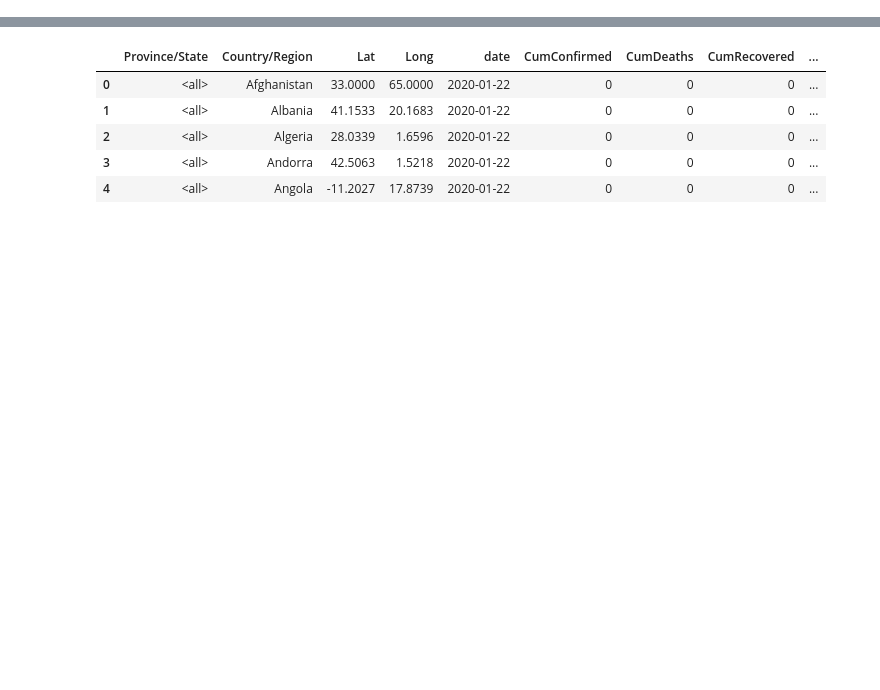
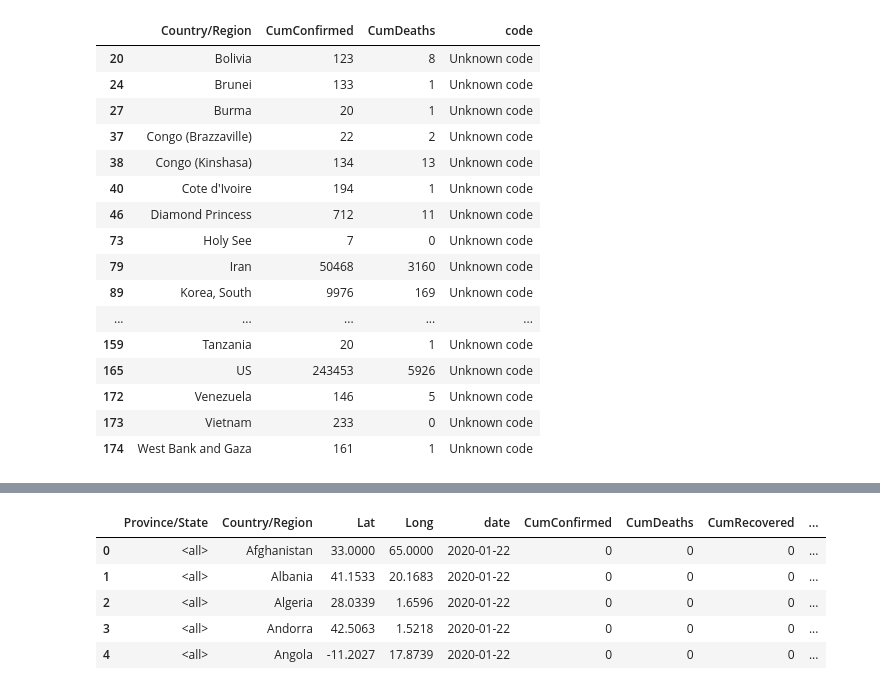
Before and after one commit to tiroger/coronavirus-tracker, a Jupyter notebook: folium_map.ipynb, the cells around one changed output, grey strips where cells are left out. Cells and saved outputs as stored; diff of their text form; code cells hidden in the pictures; blank space fills up the shorter version.

```diff
--- a/folium_map.ipynb
+++ b/folium_map.ipynb
@@ -36,0 +113,20 @@ all_data
+# %%
+grouped_countries[grouped_countries.code == 'Unknown code']
+# %% [output]
+|  | Country/Region | CumConfirmed | CumDeaths | code |
+| 20 | Bolivia | 123 | 8 | Unknown code |
+| 24 | Brunei | 133 | 1 | Unknown code |
+| 27 | Burma | 20 | 1 | Unknown code |
+| 37 | Congo (Brazzaville) | 22 | 2 | Unknown code |
+| 38 | Congo (Kinshasa) | 134 | 13 | Unknown code |
+| 40 | Cote d'Ivoire | 194 | 1 | Unknown code |
+| 46 | Diamond Princess | 712 | 11 | Unknown code |
+| 73 | Holy See | 7 | 0 | Unknown code |
+| 79 | Iran | 50468 | 3160 | Unknown code |
+| 89 | Korea, South | 9976 | 169 | Unknown code |
+| ... | ... | ... | ... | ... |
+| 159 | Tanzania | 20 | 1 | Unknown code |
+| 165 | US | 243453 | 5926 | Unknown code |
+| 172 | Venezuela | 146 | 5 | Unknown code |
+| 173 | Vietnam | 233 | 0 | Unknown code |
+| 174 | West Bank and Gaza | 161 | 1 | Unknown code |
```
Also changed, not shown: parts of 31 cells of this notebook, 2 other files.
